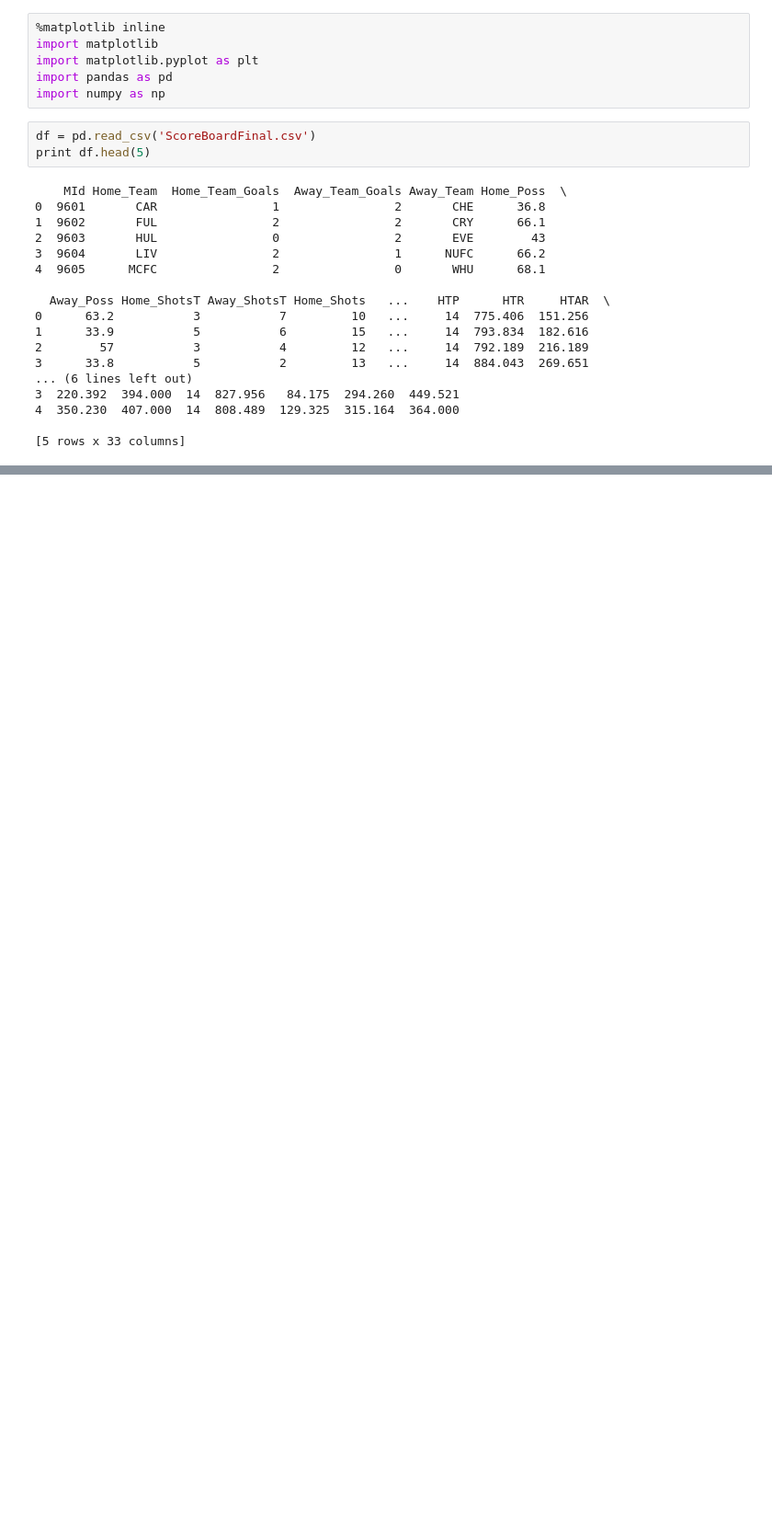
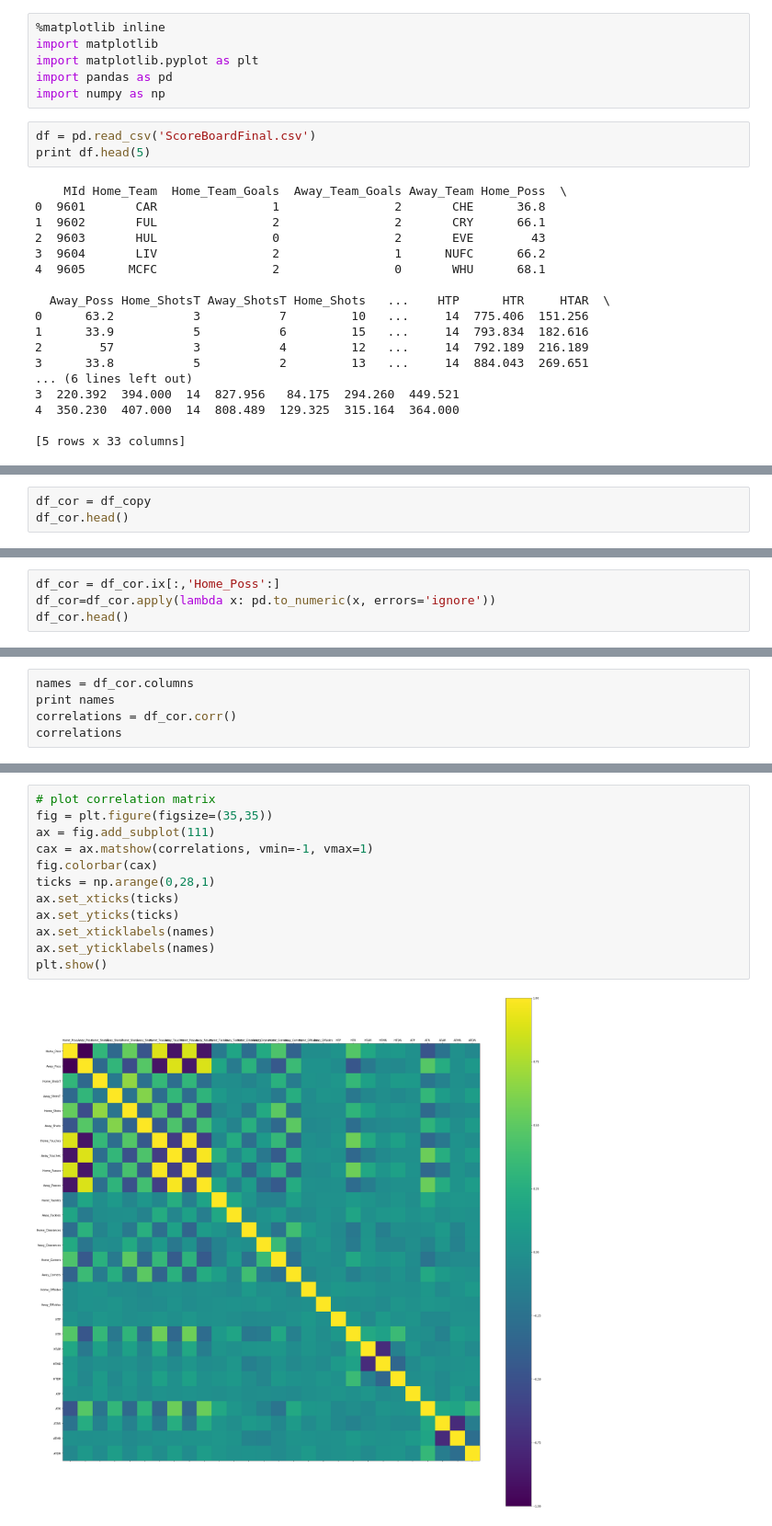
Before and after one commit to shriya17/Prolego, a Jupyter notebook: Analysis/Untitled.ipynb, the cells around one changed output, grey strips where cells are left out. Shown at 92% size. Saved outputs shown, nothing was run; the diff lists cells and outputs as text; blank space fills up the shorter version.

```diff
--- a/Analysis/Untitled.ipynb
+++ b/Analysis/Untitled.ipynb
@@ -118,0 +175,3 @@ KeyError: "['HomeShotsT'] not in index"
+# %%
+df_cor = df_copy
+df_cor.head()
@@ -118,0 +186,4 @@ KeyError: "['HomeShotsT'] not in index"
+# %%
+df_cor = df_cor.ix[:,'Home_Poss':]
+df_cor=df_cor.apply(lambda x: pd.to_numeric(x, errors='ignore'))
+df_cor.head()
@@ -118,0 +198,5 @@ KeyError: "['HomeShotsT'] not in index"
+# %%
+names = df_cor.columns
+print names
+correlations = df_cor.corr()
+correlations
@@ -118,0 +229,14 @@ KeyError: "['HomeShotsT'] not in index"
+# %%
+# plot correlation matrix
+fig = plt.figure(figsize=(35,35))
+ax = fig.add_subplot(111)
+cax = ax.matshow(correlations, vmin=-1, vmax=1)
+fig.colorbar(cax)
+ticks = np.arange(0,28,1)
+ax.set_xticks(ticks)
+ax.set_yticks(ticks)
+ax.set_xticklabels(names)
+ax.set_yticklabels(names)
+plt.show()
+# %% [output]
+[figure, added]
```
Also changed, not shown: parts of 13 cells of this notebook.
